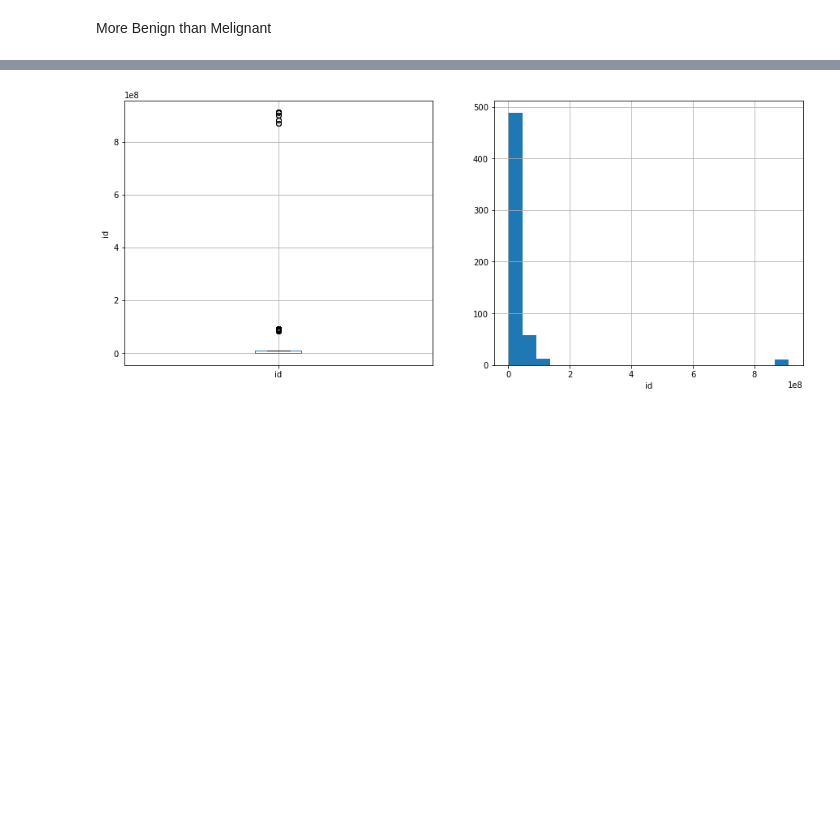
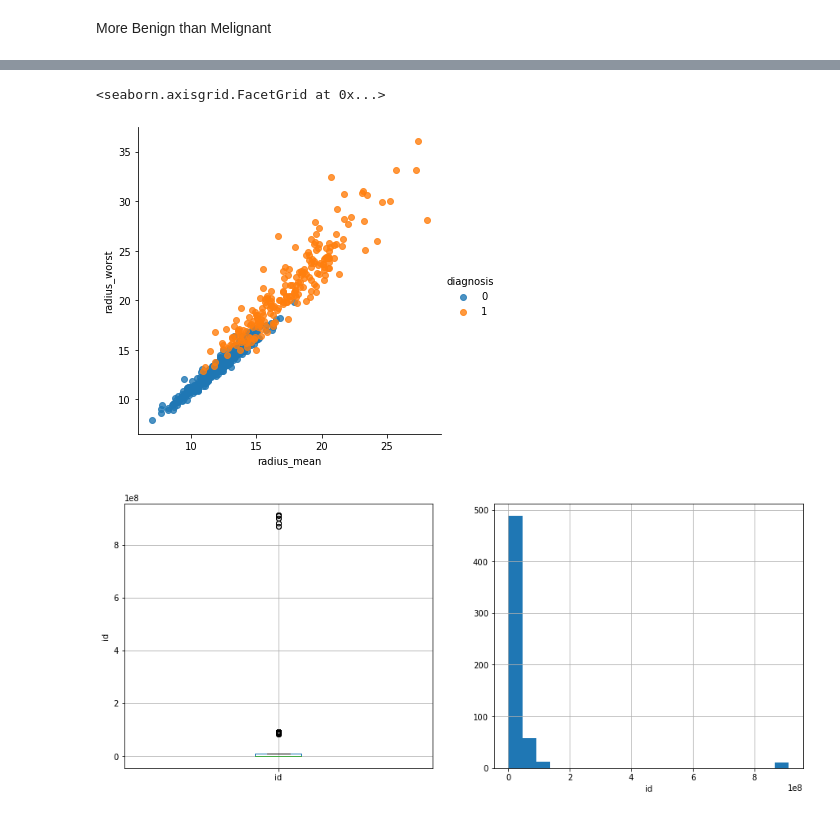
Before and after one commit to Amulah-98/causal-inference, a Jupyter notebook: notebooks/causality.ipynb, the cells around one changed output, grey strips where cells are left out. Cells and saved outputs as stored; diff of their text form; code cells hidden in the pictures; blank space fills up the shorter version.

```diff
--- a/notebooks/EDA.ipynb
+++ b/notebooks/causality.ipynb
@@ -220,3 +236,8 @@ sns.lmplot(x='area_mean', y='perimeter_mean', hue='diagnosis', fit_reg=False, da
+# %%
+sns.lmplot(x='radius_mean', y='radius_worst', hue='diagnosis', fit_reg=False, data=data_dropped)
+# %% [output]
+<seaborn.axisgrid.FacetGrid at 0x...>
+[figure, added]
 # %%
 # let's make boxplots to visualise outliers in the continuous variables
 # and histograms to get an idea of the distribution
```
Also changed, not shown: parts of 52 cells of this notebook.
